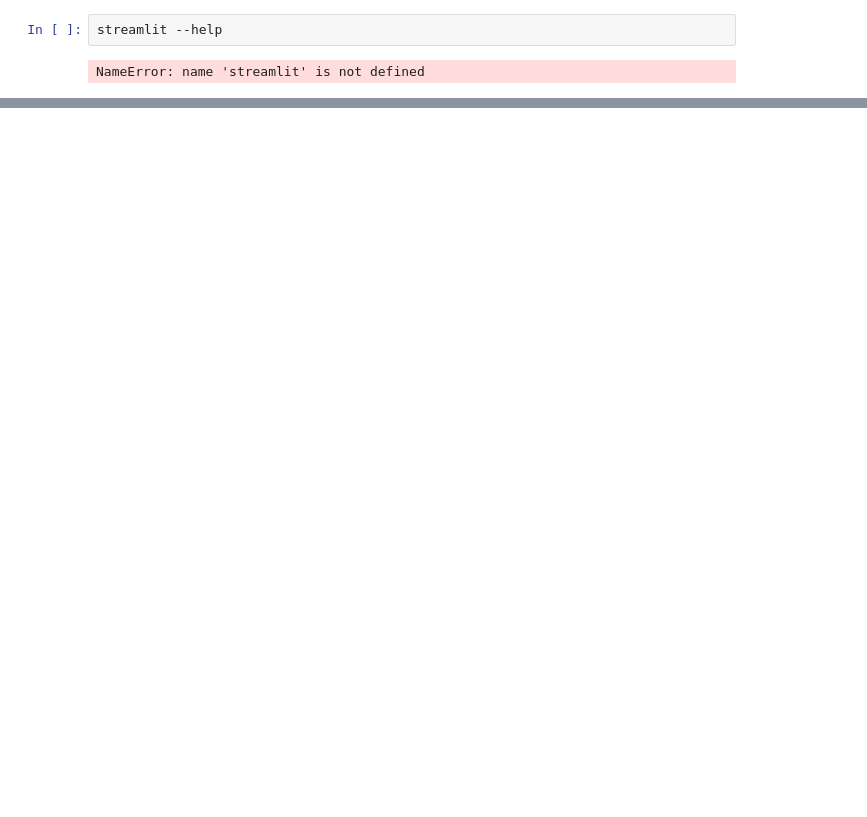
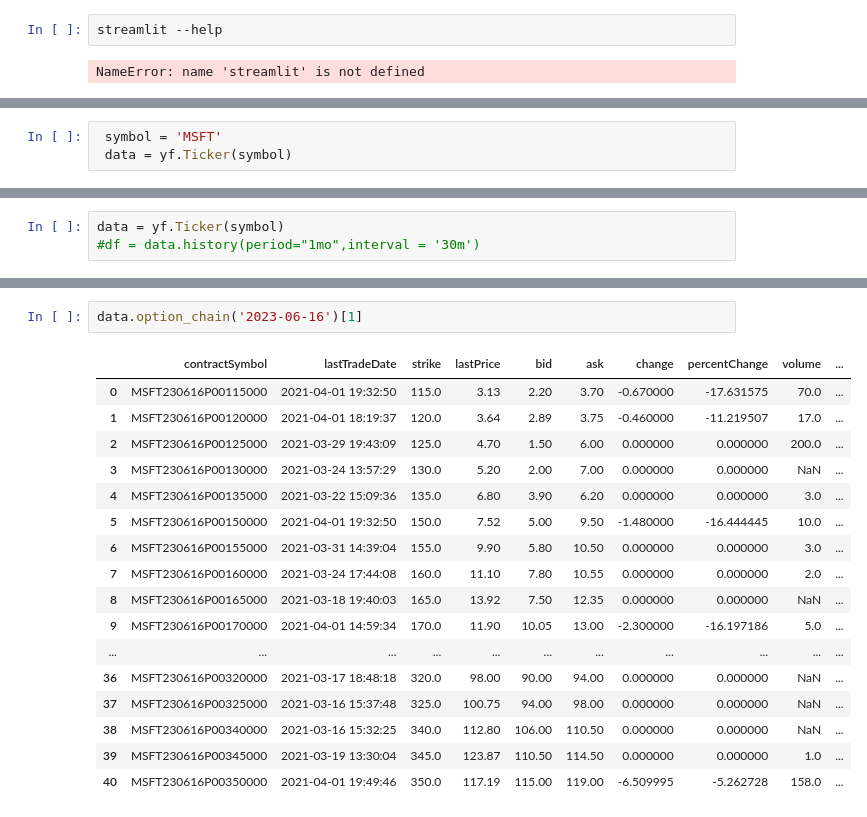
Before and after one commit to AntimatterFx/StreamLit_Stock, a Jupyter notebook: Stream.ipynb, the cells around one changed output, grey strips where cells are left out. Saved outputs shown, nothing was run; the diff lists cells and outputs as text; blank space fills up the shorter version.

```diff
--- a/Stream.ipynb
+++ b/Stream.ipynb
@@ -13,0 +17,3 @@ NameError: name 'streamlit' is not defined
+# %%
+ symbol = 'MSFT'
+ data = yf.Ticker(symbol)
@@ -13,0 +68,3 @@ NameError: name 'streamlit' is not defined
+# %%
+data = yf.Ticker(symbol)
+#df = data.history(period="1mo",interval = '30m')
@@ -13,0 +122,20 @@ NameError: name 'streamlit' is not defined
+# %%
+data.option_chain('2023-06-16')[1]
+# %% [output]
+|  | contractSymbol | lastTradeDate | strike | lastPrice | bid | ask | change | percentChange | volume | ... |
+| 0 | MSFT230616P00115000 | 2021-04-01 19:32:50 | 115.0 | 3.13 | 2.20 | 3.70 | -0.670000 | -17.631575 | 70.0 | ... |
+| 1 | MSFT230616P00120000 | 2021-04-01 18:19:37 | 120.0 | 3.64 | 2.89 | 3.75 | -0.460000 | -11.219507 | 17.0 | ... |
+| 2 | MSFT230616P00125000 | 2021-03-29 19:43:09 | 125.0 | 4.70 | 1.50 | 6.00 | 0.000000 | 0.000000 | 200.0 | ... |
+| 3 | MSFT230616P00130000 | 2021-03-24 13:57:29 | 130.0 | 5.20 | 2.00 | 7.00 | 0.000000 | 0.000000 | NaN | ... |
+| 4 | MSFT230616P00135000 | 2021-03-22 15:09:36 | 135.0 | 6.80 | 3.90 | 6.20 | 0.000000 | 0.000000 | 3.0 | ... |
+| 5 | MSFT230616P00150000 | 2021-04-01 19:32:50 | 150.0 | 7.52 | 5.00 | 9.50 | -1.480000 | -16.444445 | 10.0 | ... |
+| 6 | MSFT230616P00155000 | 2021-03-31 14:39:04 | 155.0 | 9.90 | 5.80 | 10.50 | 0.000000 | 0.000000 | 3.0 | ... |
+| 7 | MSFT230616P00160000 | 2021-03-24 17:44:08 | 160.0 | 11.10 | 7.80 | 10.55 | 0.000000 | 0.000000 | 2.0 | ... |
+| 8 | MSFT230616P00165000 | 2021-03-18 19:40:03 | 165.0 | 13.92 | 7.50 | 12.35 | 0.000000 | 0.000000 | NaN | ... |
+| 9 | MSFT230616P00170000 | 2021-04-01 14:59:34 | 170.0 | 11.90 | 10.05 | 13.00 | -2.300000 | -16.197186 | 5.0 | ... |
+| ... | ... | ... | ... | ... | ... | ... | ... | ... | ... | ... |
+| 36 | MSFT230616P00320000 | 2021-03-17 18:48:18 | 320.0 | 98.00 | 90.00 | 94.00 | 0.000000 | 0.000000 | NaN | ... |
+| 37 | MSFT230616P00325000 | 2021-03-16 15:37:48 | 325.0 | 100.75 | 94.00 | 98.00 | 0.000000 | 0.000000 | NaN | ... |
+| 38 | MSFT230616P00340000 | 2021-03-16 15:32:25 | 340.0 | 112.80 | 106.00 | 110.50 | 0.000000 | 0.000000 | NaN | ... |
+| 39 | MSFT230616P00345000 | 2021-03-19 13:30:04 | 345.0 | 123.87 | 110.50 | 114.50 | 0.000000 | 0.000000 | 1.0 | ... |
+| 40 | MSFT230616P00350000 | 2021-04-01 19:49:46 | 350.0 | 117.19 | 115.00 | 119.00 | -6.509995 | -5.262728 | 158.0 | ... |
```
Also changed, not shown: parts of 13 cells of this notebook, 1 other file.
